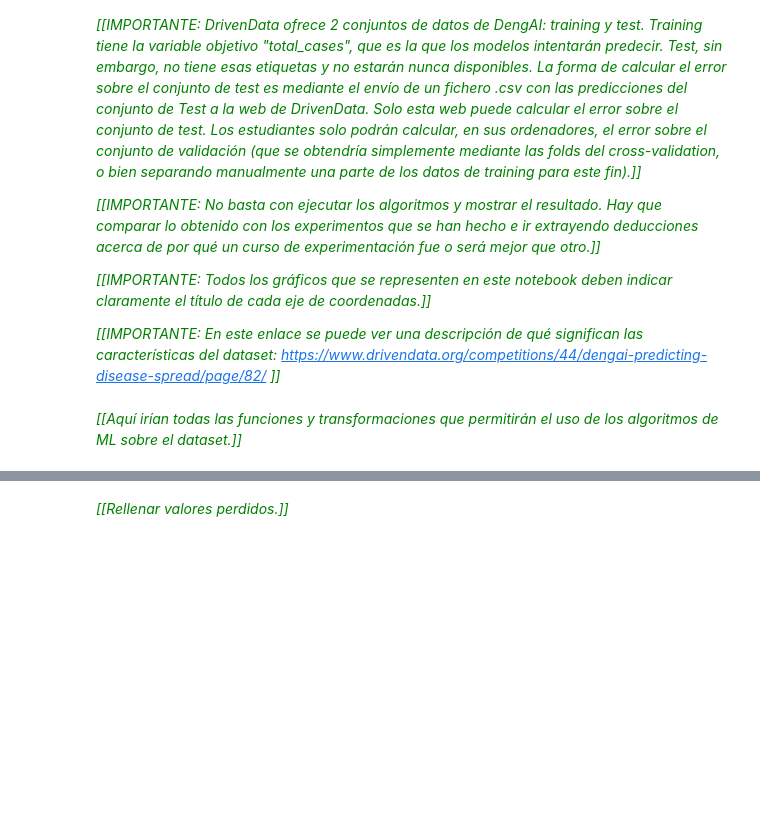
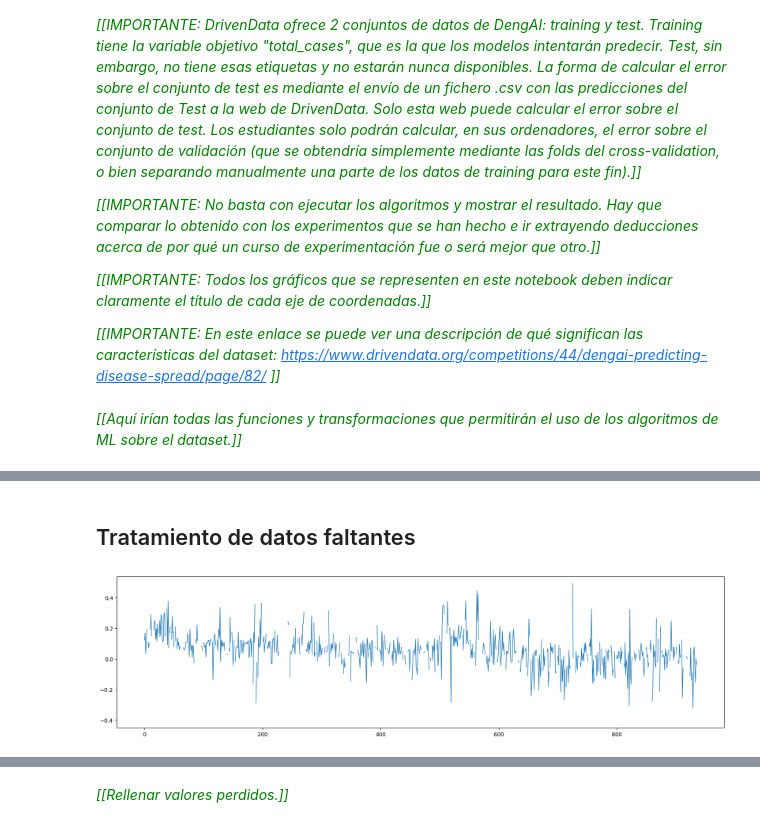
Before and after one commit to ernestopalacios/07MBID, a Jupyter notebook: AG2_ErnestoPalacios.ipynb, the cells around one changed output, grey strips where cells are left out. Cells and saved outputs as stored; diff of their text form; code cells hidden in the pictures; blank space fills up the shorter version.

```diff
--- a/AG2_ErnestoPalacios.ipynb
+++ b/AG2_ErnestoPalacios.ipynb
@@ -126,0 +167,12 @@ User uploaded file "dengue_features_test.csv" with length 82465 bytes
+# %% [markdown]
+## Tratamiento de datos faltantes
+# %%
+plt.figure(figsize = (20, 5))
+(sj_df
+     .ndvi_ne
+     .plot
+     .line(lw = 1))
+
+plt.show()
+# %% [output]
+[figure, added]
```
Also changed, not shown: parts of 11 cells of this notebook.
